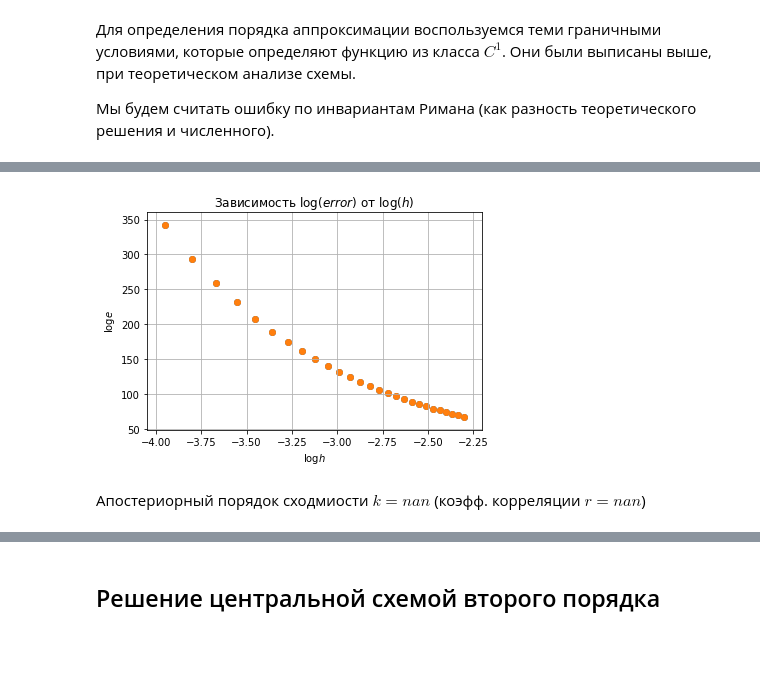
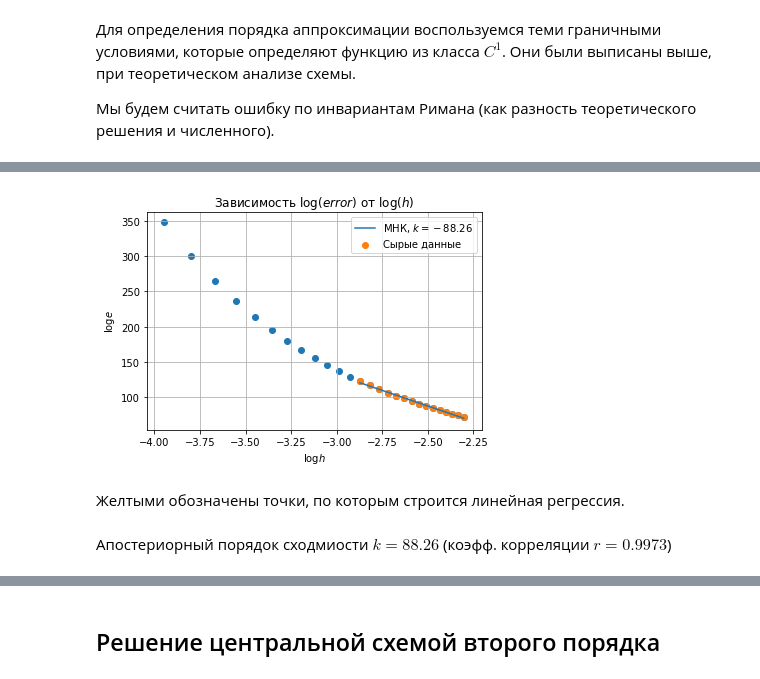
Before and after one commit to alekseik1/calc_math-labs, a Jupyter notebook: 2sem_2task/2sem_2task.ipynb, the cells around one changed output, grey strips where cells are left out. Cells and saved outputs as stored; diff of their text form; code cells hidden in the pictures; blank space fills up the shorter version.

```diff
--- a/2sem_2task/2sem_2task.ipynb
+++ b/2sem_2task/2sem_2task.ipynb
@@ -174,14 +178,14 @@ X_MIN, X_MAX, T_MIN, T_MAX = 0.0, 1.0, 0.0, 1.0
 # pure function
 def calculate_all(kernel, timezero_funcs, xzero_funcs,
                   a, h, tau,
-                  x_min=0, x_max=1, t_min=0, t_max=1):
+                  x_min=0, x_max=1, t_min=0, t_max=1, fictive_x=True):
     """
     Делает подсчеты с заданным ядром метода для всех компонент
     """
     tmp = []
     # Создаем сетку
     T, x_grid, t_grid = make_grid(x_min, x_max, t_min,
-                                   t_max, h, tau, fictive_x=True)
+                                   t_max, h, tau, fictive_x=fictive_x)
     # Для каждой компоненты
     for i in range(len(timezero_funcs)):
         # Считаем значения
@@ -195,8 +199,13 @@ def calculate_all(kernel, timezero_funcs, xzero_funcs,
         # Высчитываем sigma
         sigma = np.double(a_curr*tau/h)
         # Вызываем калькулятор
-        tmp.append(kernel(T, sigma).T)
-    return tmp, x_grid[1:-1], t_grid
+        kernel_results = kernel(T, sigma)
+        if fictive_x:
+            kernel_results = kernel_results[1:-1, :]
+        tmp.append(kernel_results.T)
+    if fictive_x:
+        x_grid = x_grid[1:-1]
+    return tmp, x_grid, t_grid
 # %%
 def plot_3d(x_grid, t_grid, u_i, position, label='u_1', filename='no_name'):
     from mpl_toolkits import mplot3d
@@ -317,11 +307,11 @@ def ugolok_kernel(T, sigma):
     M, N = T.shape[0], T.shape[1]
     for n in range(0, N-1):
         # Решим систему и запишем результаты в следующую итерацию времени
-        #count_current_x_layer(T, n, sigma)
-        for m in range(M-2, -1, -1):
+        for m in range(M-2, 0, -1):
             T[m, n+1] = 1/(1-sigma)*T[m,n] - sigma/(1-sigma)*T[m+1,n+1]
-    # Выкинем фиктивные узлы в возвращаемом значении
-    return T[1:-1, :]
+        # Последнее значение пересчитаем по схеме "прямоугольник"
+        T[0, n+1] = 1/(1-sigma)*(T[0, n] - T[1, n+1] + T[1, n]) + sigma/(1-sigma)*(T[0, n] - T[1, n+1] - T[1, n])
+    return T
 # %%
 h, tau = 10**-3, 10**-3/4
 # %%
@@ -343,4 +333,5 @@ xzero_funcs = [
 ]
 '''
 # Продолжение по непрерывности. С ним и будем сравнивать
-xzero_funcs = [sp.lambdify(t, x_f) for x_f in x_nepr_border]
+#xzero_funcs = [sp.lambdify(t, x_f) for x_f in x_nepr_border]
+#xzero_funcs = [sp.lambdify(t, func1.subs(x, X_MAX)) for func1 in exact_sol]
@@ -423,7 +413,6 @@ def count_errors(exact_sol_func, kernel,
                          tau, a,
                          h_range, sigma=0.5,
                          x_min=0, x_max=1, t_min=0, t_max=1):
-    #a, exact_sol_func, timezero_func, xzero_func, h_range = lambdas[0], exact_sol_funcs[0], timezero_funcs[0], xzero_funcs[0], np.linspace(10**(-4), 10**(-3), 5)
     sigma = 0.5
     tmp = []
     for h in h_range:
@@ -451,7 +440,7 @@ def count_errors(exact_sol_func, kernel,
         #T = T.astype('double')
         approx = kernel(T, sigma).T
         print('Calculated approx solution...')
-        tmp.append(approx - exact[1:-1,:].T)
+        tmp.append(approx - exact.T)
     return tmp
 # %%
 tau = 10**(-2)/2
@@ -486,21 +475,31 @@ errors = np.array([np.linalg.norm(different_calcs[i].astype('float')) for i in r
 # %%
 y_plot = np.log(errors)
 x_plot = np.log(h_range)
 
 plt.scatter(x_plot, y_plot)
-N_forfit=int(len(x_plot)*1)
-x_forfit, y_forfit = x_plot[:N_forfit], y_plot[:N_forfit]
-plt.scatter(x_forfit, y_forfit)
+N_forfit_left, N_forfit_right = int(len(x_plot)*0.5), int(len(x_plot)*1)
+x_forfit, y_forfit = x_plot[N_forfit_left:N_forfit_right], y_plot[N_forfit_left:N_forfit_right]
+plt.scatter(x_forfit, y_forfit, label=r'Сырые данные')
+
+# Нанесем прямую МНК
+from scipy.stats import linregress
+slope, intercept, r_value, p_value, std_err = linregress(x_forfit, y_forfit)
+x_plot_forfit = np.linspace(min(x_forfit), max(x_forfit), 10**3)
+y_plot_forfit = slope*x_plot_forfit + intercept
+plt.plot(x_plot_forfit, y_plot_forfit, label='МНК, $k={}$'.format(slope.round(2)))
+
 plt.grid()
+plt.legend()
 plt.xlabel(r'$\log h$')
 plt.ylabel(r'$\log e$')
 plt.title(r'Зависимость $\log(error)$ от $\log(h)$')
+plt.savefig('errors_ugolok.pdf')
 plt.show()
 # %% [output]
-[figure, old version]
+[figure, new version]
+# %% [markdown]
+Желтыми обозначены точки, по которым строится линейная регрессия.
 # %%
-from scipy.stats import linregress
-slope, intercept, r_value, p_value, std_err = linregress(x_forfit, y_forfit)
 display(
     Markdown(
         'Апостериорный порядок сходмиости $k={}$ (коэфф. корреляции $r={}$)'.format(
@@ -509,4 +508,4 @@ display(
     )
 )
 # %% [output]
-Апостериорный порядок сходмиости $k=nan$ (коэфф. корреляции $r=nan$)
+Апостериорный порядок сходмиости $k=88.26$ (коэфф. корреляции $r=0.9973$)
```
Also changed, not shown: parts of 31 cells of this notebook.
